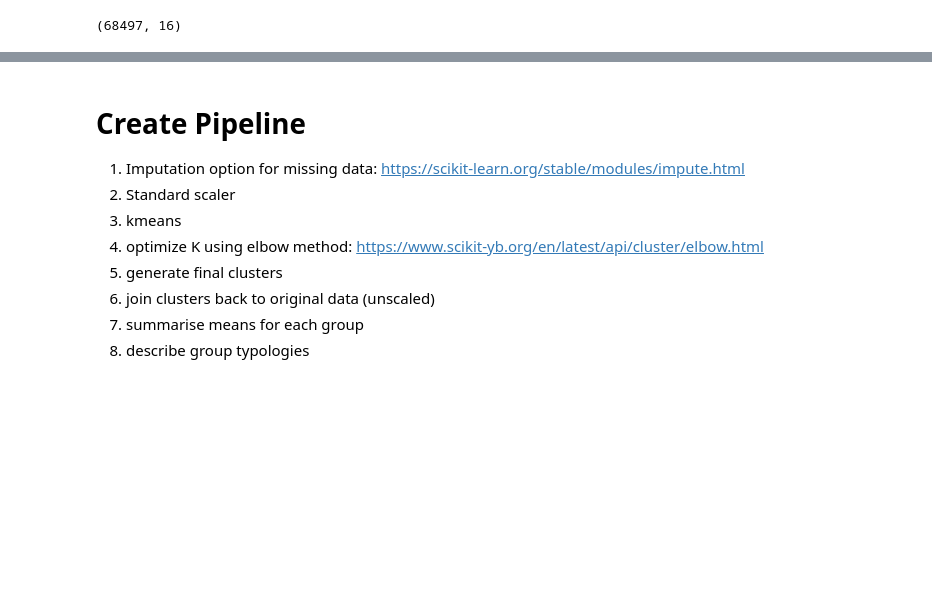
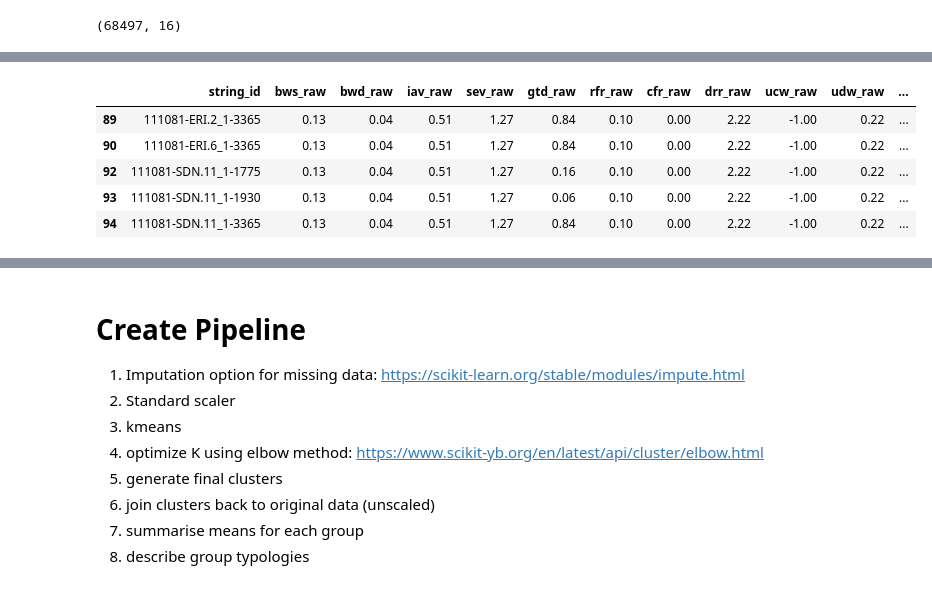
Before and after one commit to jmlasalle/water-risk-classification, a Jupyter notebook: Modeling-DBScan-Copy1.ipynb, the cells around one changed output, grey strips where cells are left out. Cells and saved outputs as stored; diff of their text form; code cells hidden in the pictures; blank space fills up the shorter version.

```diff
--- a/Modeling-DBScan-Copy1.ipynb
+++ b/Modeling-DBScan-Copy1.ipynb
@@ -66,3 +79,13 @@ data = data.to_crs({'init': 'epsg:6933'})
 # %%
-data_point = data.copy()
+data_point = data_nona.copy()
 data_point.geometry = data_point['geometry'].centroid
+data_point['x'] = data_point.geometry.x
+data_point['y'] = data_point.geometry.y
+data_point.head(5)
+# %% [output]
+|  | string_id | bws_raw | bwd_raw | iav_raw | sev_raw | gtd_raw | rfr_raw | cfr_raw | drr_raw | ucw_raw | udw_raw | ... |
+| 89 | 111081-ERI.2_1-3365 | 0.13 | 0.04 | 0.51 | 1.27 | 0.84 | 0.10 | 0.00 | 2.22 | -1.00 | 0.22 | ... |
+| 90 | 111081-ERI.6_1-3365 | 0.13 | 0.04 | 0.51 | 1.27 | 0.84 | 0.10 | 0.00 | 2.22 | -1.00 | 0.22 | ... |
+| 92 | 111081-SDN.11_1-1775 | 0.13 | 0.04 | 0.51 | 1.27 | 0.16 | 0.10 | 0.00 | 2.22 | -1.00 | 0.22 | ... |
+| 93 | 111081-SDN.11_1-1930 | 0.13 | 0.04 | 0.51 | 1.27 | 0.06 | 0.10 | 0.00 | 2.22 | -1.00 | 0.22 | ... |
+| 94 | 111081-SDN.11_1-3365 | 0.13 | 0.04 | 0.51 | 1.27 | 0.84 | 0.10 | 0.00 | 2.22 | -1.00 | 0.22 | ... |
```
Also changed, not shown: parts of 19 cells of this notebook, 3 other files.
